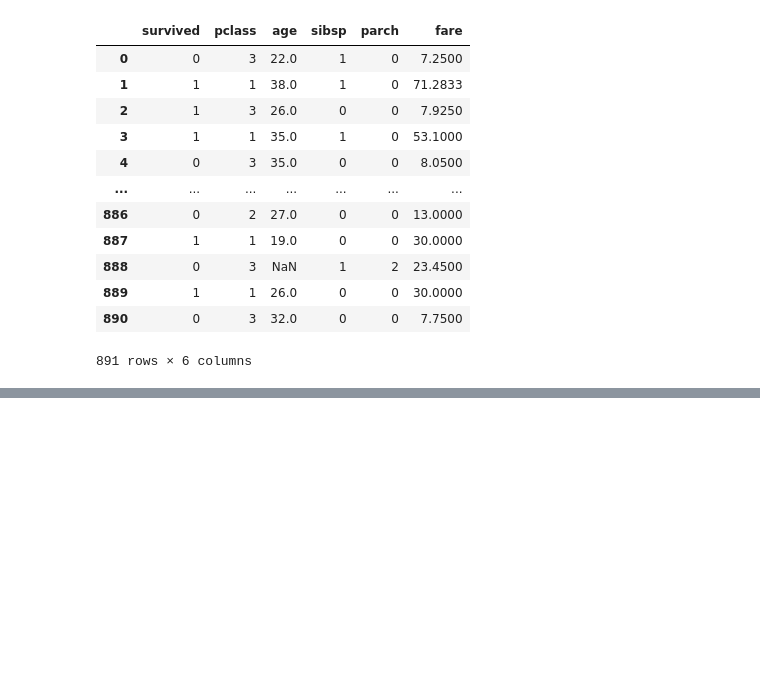
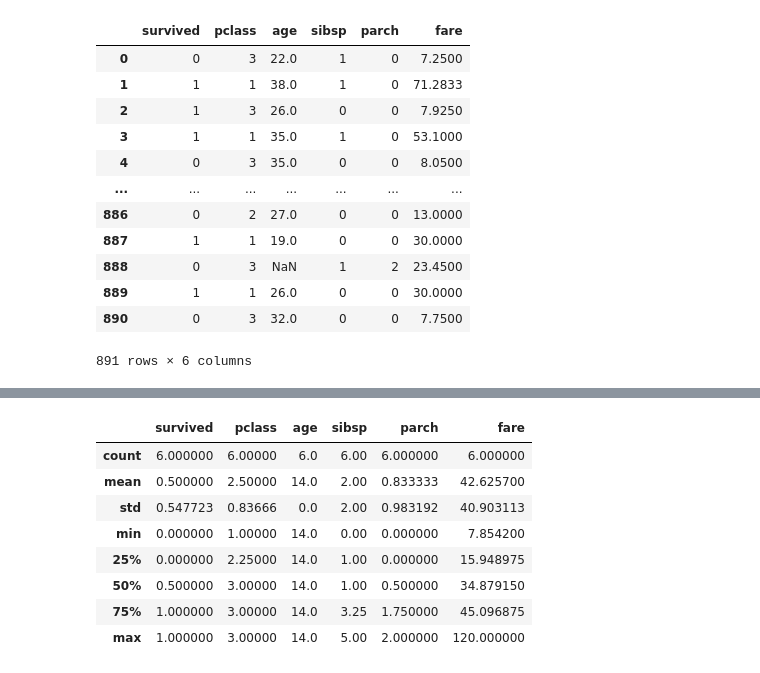
Before and after one commit to Jayce77/pythonDataCookbook, a Jupyter notebook: pandasExamples.ipynb, the cells around one changed output, grey strips where cells are left out. Saved outputs shown, nothing was run; the diff lists cells and outputs as text; code cells hidden in the pictures; blank space fills up the shorter version.

```diff
--- a/pandasExamples.ipynb
+++ b/pandasExamples.ipynb
@@ -1800,0 +1974,14 @@ titanic.loc[mask1, ~mask2]
+# %%
+mask3 = titanic.age == 14
+fourteen = titanic.loc[mask3]
+fourteen.describe()
+# %% [output]
+|  | survived | pclass | age | sibsp | parch | fare |
+| count | 6.000000 | 6.00000 | 6.0 | 6.00 | 6.000000 | 6.000000 |
+| mean | 0.500000 | 2.50000 | 14.0 | 2.00 | 0.833333 | 42.625700 |
+| std | 0.547723 | 0.83666 | 0.0 | 2.00 | 0.983192 | 40.903113 |
+| min | 0.000000 | 1.00000 | 14.0 | 0.00 | 0.000000 | 7.854200 |
+| 25% | 0.000000 | 2.25000 | 14.0 | 1.00 | 0.000000 | 15.948975 |
+| 50% | 0.500000 | 3.00000 | 14.0 | 1.00 | 0.500000 | 34.879150 |
+| 75% | 1.000000 | 3.00000 | 14.0 | 3.25 | 1.750000 | 45.096875 |
+| max | 1.000000 | 3.00000 | 14.0 | 5.00 | 2.000000 | 120.000000 |
```
Also changed, not shown: parts of 17 cells of this notebook.
